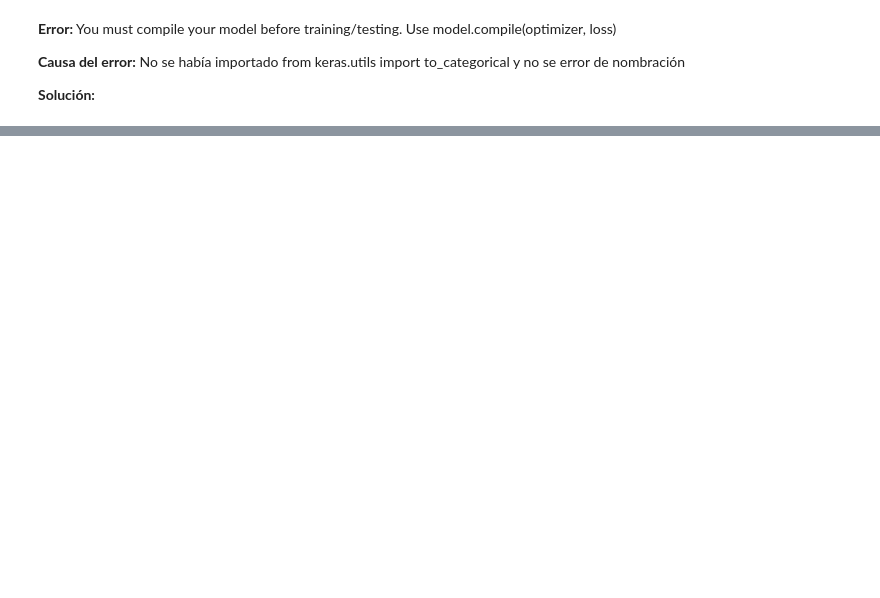
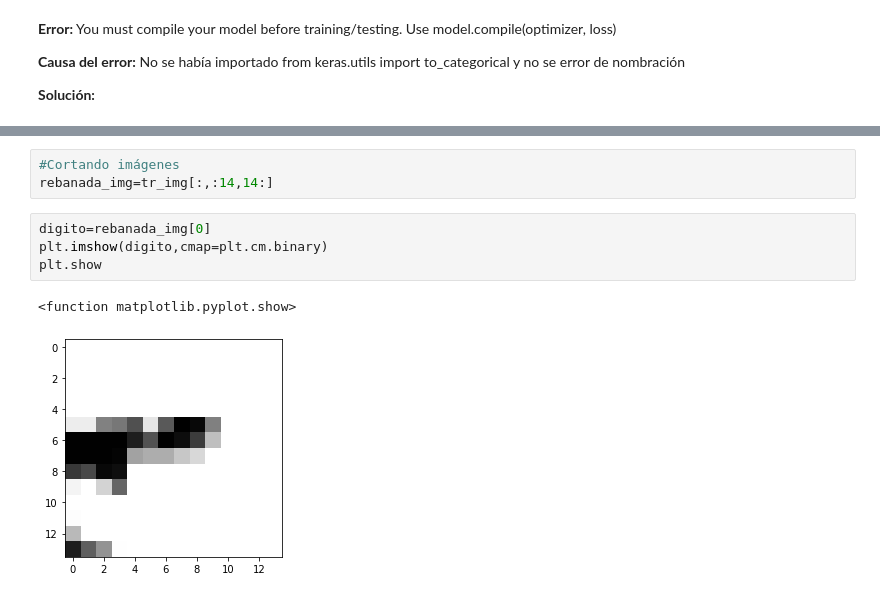
Before and after one commit to AbelS4l4S/Learning_DeepLearning, a Jupyter notebook: Deep_learning_with_Python_Chollet.ipynb, the cells around one changed output, grey strips where cells are left out. Saved outputs shown, nothing was run; the diff lists cells and outputs as text; blank space fills up the shorter version.

```diff
--- a/Deep_learning_with_Python_Chollet.ipynb
+++ b/Deep_learning_with_Python_Chollet.ipynb
@@ -76,0 +224,10 @@ print('test_acc:',test_acc)
+# %%
+#Cortando imágenes
+rebanada_img=tr_img[:,:14,14:]
+# %%
+digito=rebanada_img[0]
+plt.imshow(digito,cmap=plt.cm.binary)
+plt.show
+# %% [output]
+<function matplotlib.pyplot.show>
+[figure, added]
```
Also changed, not shown: parts of 17 cells of this notebook.
